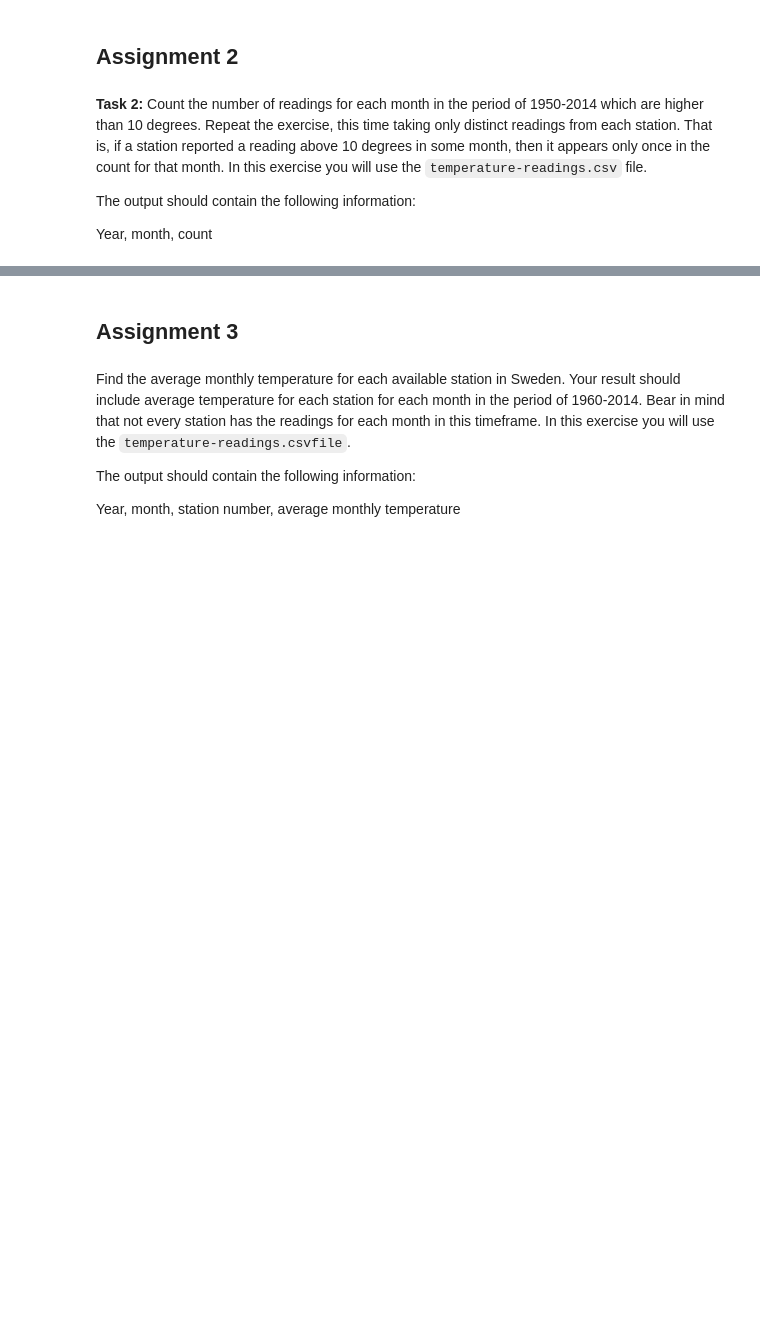
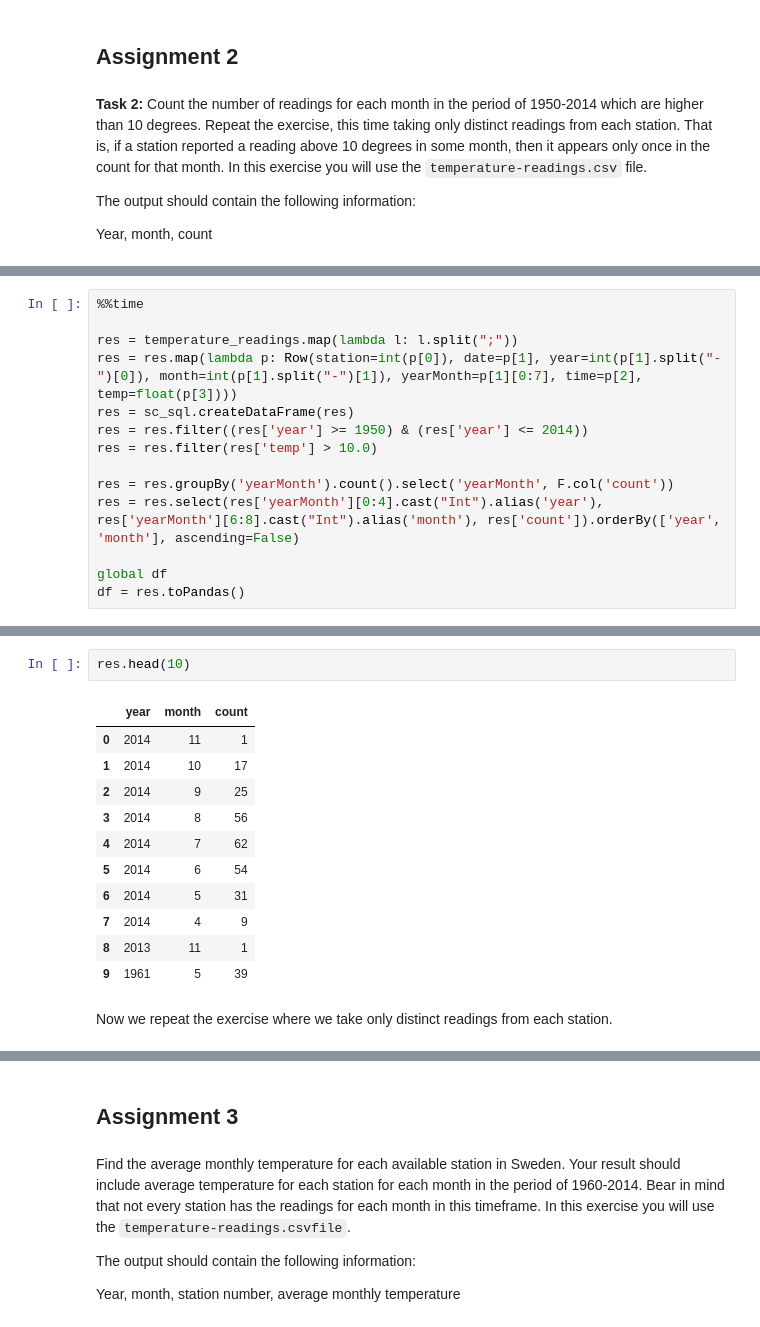
Before and after one commit to flennic/big-data-analytics, a Jupyter notebook: lab03/lab03.ipynb, the cells around one changed output, grey strips where cells are left out. Drawn from its saved outputs; the diff is of its cells as text; blank space fills up the shorter version.

```diff
--- a/lab03/lab03.ipynb
+++ b/lab03/lab03.ipynb
@@ -164,0 +131,14 @@ df = pd.DataFrame(res.collect(), columns = ['year', 'month', 'count'])
+# %%
+%%time
+
+res = temperature_readings.map(lambda l: l.split(";"))
+res = res.map(lambda p: Row(station=int(p[0]), date=p[1], year=int(p[1].split("-")[0]), month=int(p[1].split("-")[1]), yearMonth=p[1][0:7], time=p[2], temp=float(p[3])))
+res = sc_sql.createDataFrame(res)
+res = res.filter((res['year'] >= 1950) & (res['year'] <= 2014))
+res = res.filter(res['temp'] > 10.0)
+
+res = res.groupBy('yearMonth').count().select('yearMonth', F.col('count'))
+res = res.select(res['yearMonth'][0:4].cast("Int").alias('year'), res['yearMonth'][6:8].cast("Int").alias('month'), res['count']).orderBy(['year', 'month'], ascending=False)
+
+global df
+df = res.toPandas()
@@ -164,0 +148,16 @@ df = pd.DataFrame(res.collect(), columns = ['year', 'month', 'count'])
+# %%
+res.head(10)
+# %% [output]
+|  | year | month | count |
+| 0 | 2014 | 11 | 1 |
+| 1 | 2014 | 10 | 17 |
+| 2 | 2014 | 9 | 25 |
+| 3 | 2014 | 8 | 56 |
+| 4 | 2014 | 7 | 62 |
+| 5 | 2014 | 6 | 54 |
+| 6 | 2014 | 5 | 31 |
+| 7 | 2014 | 4 | 9 |
+| 8 | 2013 | 11 | 1 |
+| 9 | 1961 | 5 | 39 |
+# %% [markdown]
+Now we repeat the exercise where we take only distinct readings from each station.
```
Also changed, not shown: parts of 15 cells of this notebook.
